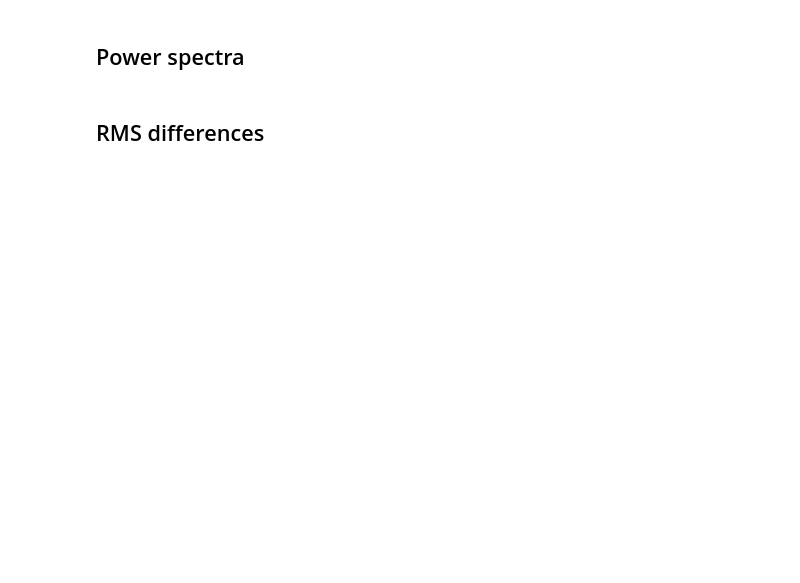
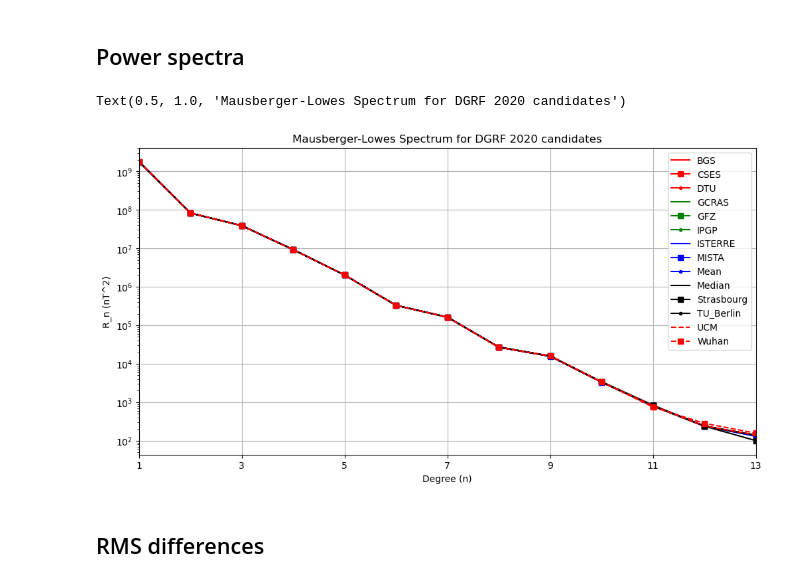
Before and after one commit to IAGA-VMOD/IGRF14eval, a Jupyter notebook: notebooks/DGRF_candidate_comparison.ipynb, the cells around one changed output. Cells and saved outputs as stored; diff of their text form; code cells hidden in the pictures; blank space fills up the shorter version.

```diff
--- a/notebooks/DGRF_candidate_comparison.ipynb
+++ b/notebooks/DGRF_candidate_comparison.ipynb
@@ -83,32 +100,35 @@ num_candidates = coeffs.shape[1]
 # %%
 """
 
 First Test: plot of power spectra of each model on a log plot (n versus Rn)
 
 """
 
 # Set up figure and line colour/type using cycler
 fig, ax = plt.subplots(figsize=(12, 6))
 ax.set_prop_cycle(cc)
 
 # Place the Rn values and institute names in a dictionary
 Rn = []
 for i in range(num_candidates):
-    Rn.append(shau.msum(coeffs[:,i], degree))
+    Rn.append(shau.msum(coeffs[:,i], degree)*np.arange(2,degree+2))
 spectra = dict(zip(institute_name, Rn))
 
 # Plotting the lines with labels
 for label, y in spectra.items():
    ax.semilogy(np.arange(1, degree+1), y, label = label)
 # Adding legend, x and y labels, and title for the lines
 ax.legend()
 plt.xlabel('Degree (n)')
 plt.ylabel('R_n (nT^2)')
 ax.grid()
 plt.xticks(np.arange(1, degree+1,2))
 plt.xlim(1,degree)
 plt.title('Mausberger-Lowes Spectrum for ' + candidate +
           ' ' + year + ' candidates')
+# %% [output]
+Text(0.5, 1.0, 'Mausberger-Lowes Spectrum for DGRF 2020 candidates')
+[figure, added]
 # %% [markdown]
 ## RMS differences
 # %%
```
Also changed, not shown: parts of 7 cells of this notebook, 16 other files.
